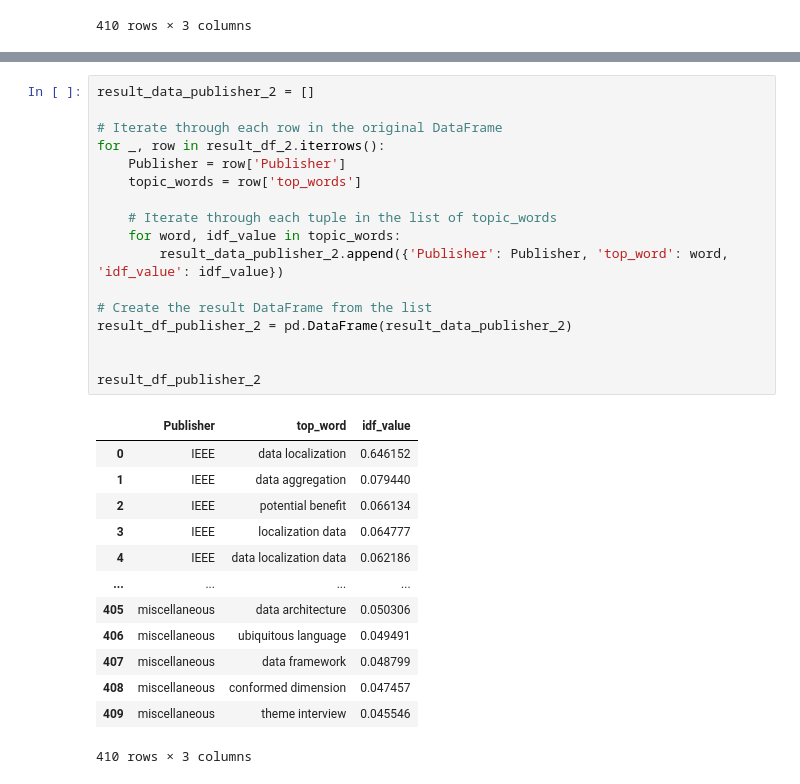
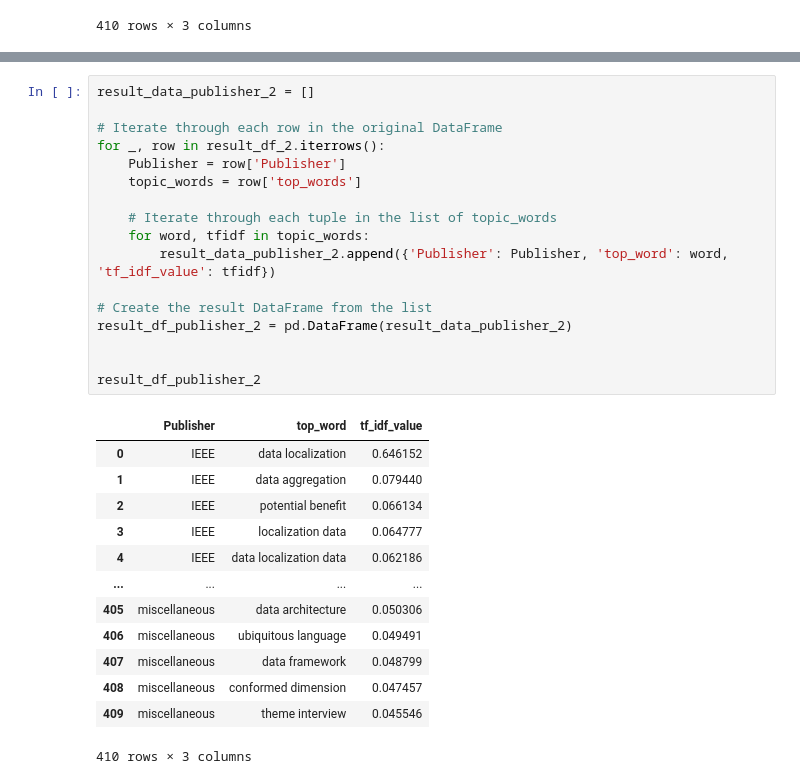
Before and after one commit to clumsyspeedboat/data_mesh_topics_and_sentiment, a Jupyter notebook: 03_Topic_modeling_lda.ipynb, the cells around one changed output, grey strips where cells are left out. Cells and saved outputs as stored; diff of their text form.

```diff
--- a/03_Topic_modeling_lda.ipynb
+++ b/03_Topic_modeling_lda.ipynb
@@ -350,22 +355,22 @@ chart_tfidf
 # %%
 result_data_publisher_2 = []
 
 # Iterate through each row in the original DataFrame
 for _, row in result_df_2.iterrows():
     Publisher = row['Publisher']
     topic_words = row['top_words']
 
     # Iterate through each tuple in the list of topic_words
-    for word, idf_value in topic_words:
-        result_data_publisher_2.append({'Publisher': Publisher, 'top_word': word, 'idf_value': idf_value})
+    for word, tfidf in topic_words:
+        result_data_publisher_2.append({'Publisher': Publisher, 'top_word': word, 'tf_idf_value': tfidf})
 
 # Create the result DataFrame from the list
 result_df_publisher_2 = pd.DataFrame(result_data_publisher_2)
 
 
 result_df_publisher_2
 # %% [output]
-|  | Publisher | top_word | idf_value |
+|  | Publisher | top_word | tf_idf_value |
 | 0 | IEEE | data localization | 0.646152 |
 | 1 | IEEE | data aggregation | 0.079440 |
 | 2 | IEEE | potential benefit | 0.066134 |
```
Also changed, not shown: parts of 9 cells of this notebook, 9 other files.
